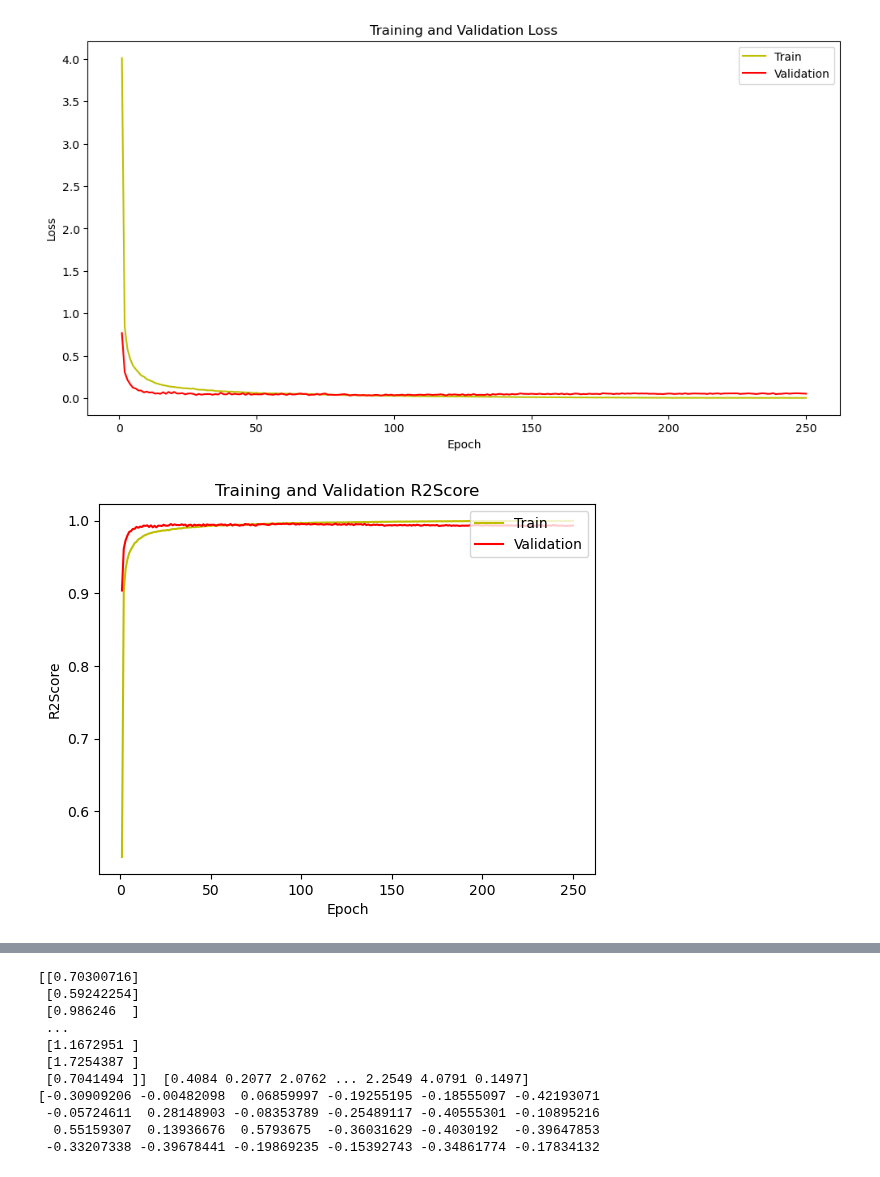
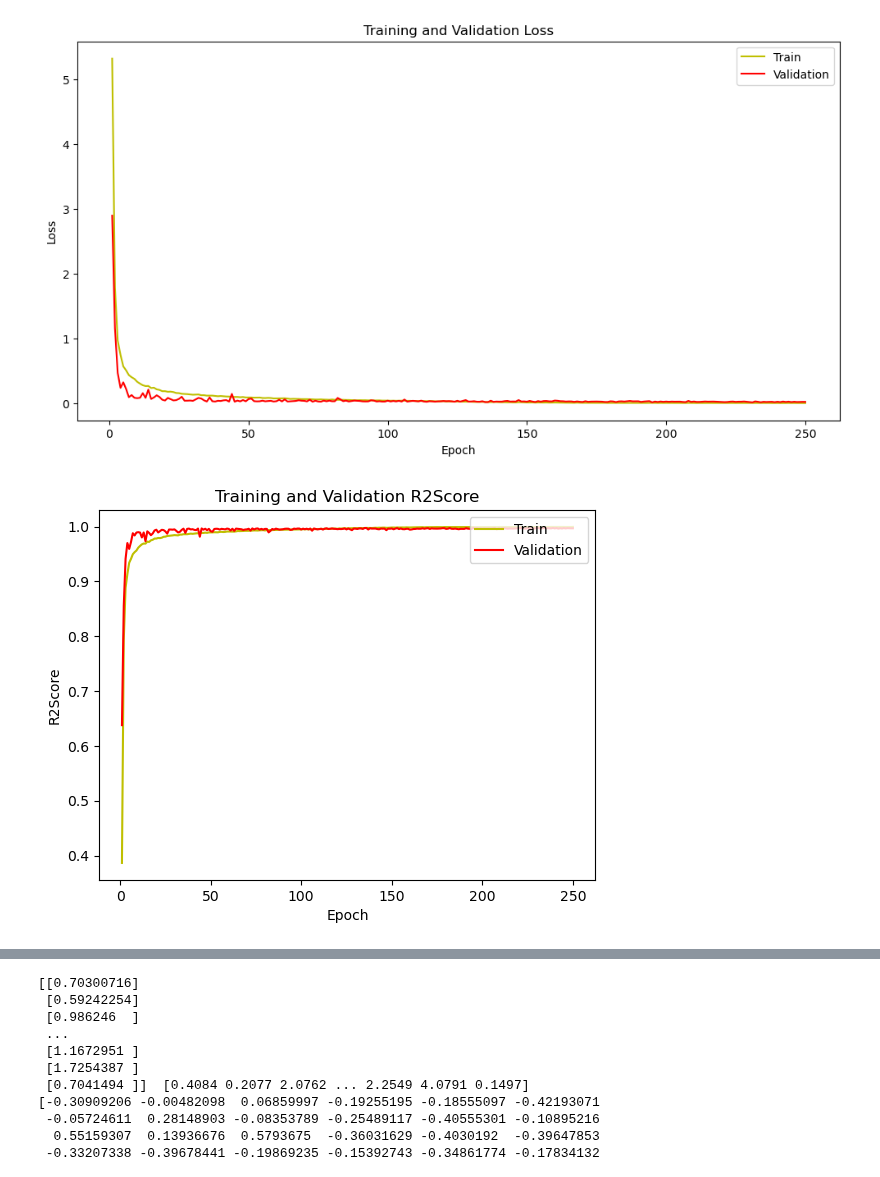
Before and after one commit to Logan-Kelsch/-ES-NN-test1, a Jupyter notebook: NN/NN_V3.0/dm_LSTM.ipynb, the cells around one changed output, grey strips where cells are left out. Cells and saved outputs as stored; diff of their text form; code cells hidden in the pictures.

```diff
--- a/NN/NN_V3.0/dm_LSTM.ipynb
+++ b/NN/NN_V3.0/dm_LSTM.ipynb
@@ -159,9 +159,13 @@ def reformat_lstm_data_numpy(data, time_steps=5):
     return np.array(reformatted_data)
 
 # Standardize the features
-scaler = StandardScaler()
-scaler.fit(X)
-X = scaler.transform(X)
+scaler1 = StandardScaler()
+scaler2 = RobustScaler()
+scaler3 = MinMaxScaler(feature_range=(-1,1))
+scaler2.fit(X)
+X = scaler2.transform(X)
+scaler3.fit(X)
+X = scaler3.transform(X)
 
 timeSteps = 5
 X = reformat_lstm_data_numpy(X, timeSteps)
@@ -439,2 +443,2 @@ Epoch 250/250
-[figure, old version]
+[figure, new version]
-[figure, old version]
+[figure, new version]
```
Also changed, not shown: parts of 2 cells of this notebook, 12 other files.
